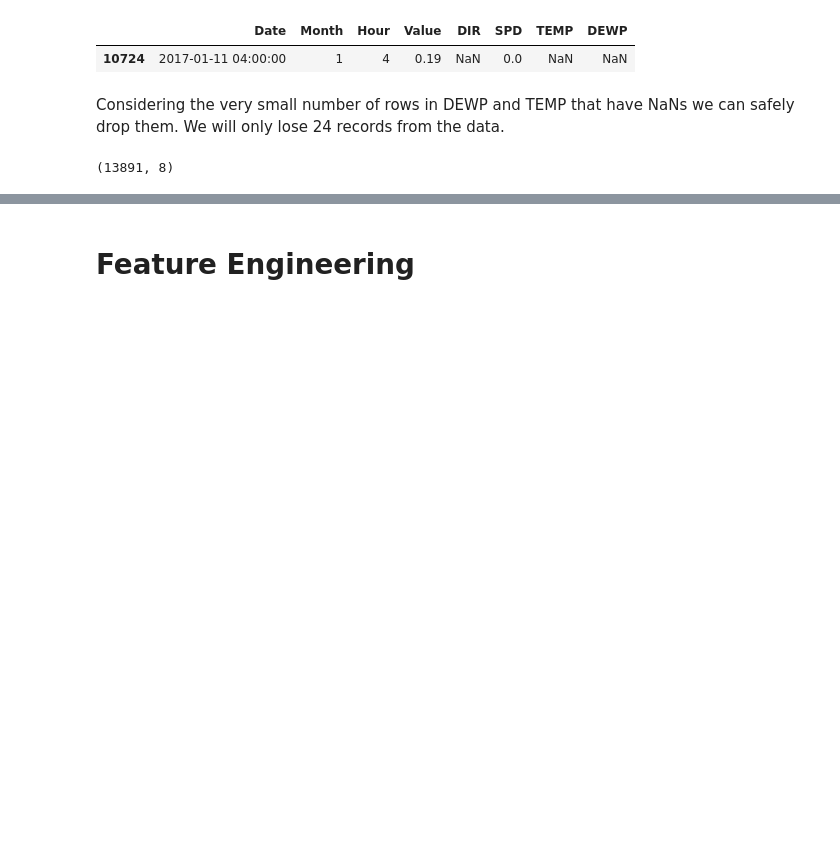
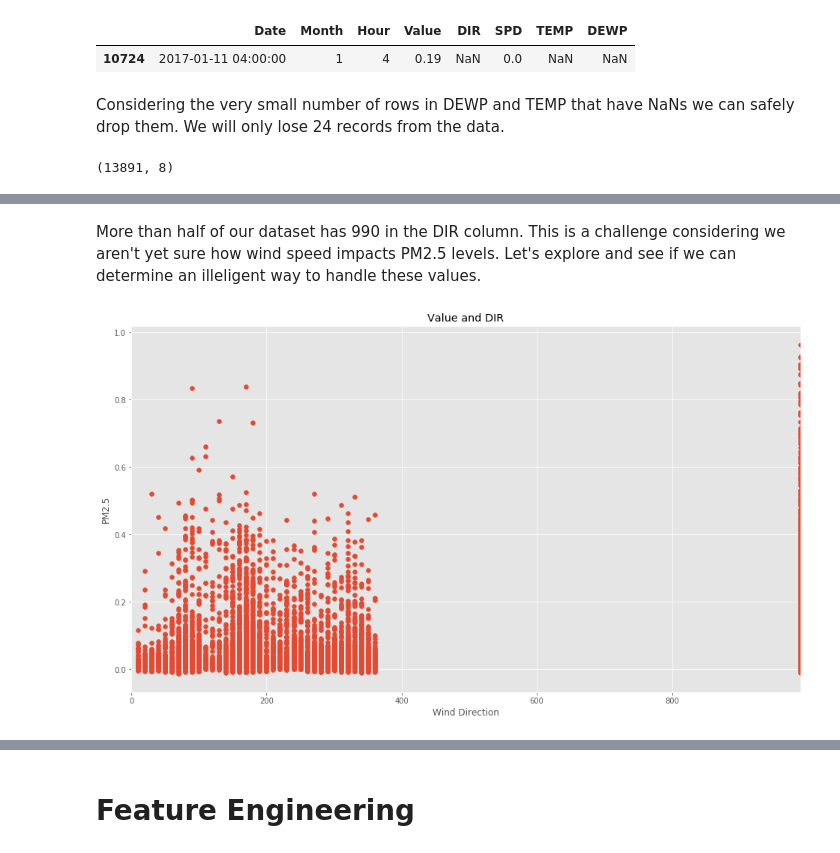
Before and after one commit to iq3k/Ulaanbaatar-PM2.5-Prediction, a Jupyter notebook: 2018-02-19-rr-data-clean.ipynb, the cells around one changed output, grey strips where cells are left out. Cells and saved outputs as stored; diff of their text form; code cells hidden in the pictures; blank space fills up the shorter version.

```diff
--- a/2018-02-17-rr-data-cleaning.ipynb
+++ b/2018-02-19-rr-data-clean.ipynb
@@ -752,0 +769,2 @@ df.describe()
+# %%
+df = df.fillna(method='ffill')
@@ -752,0 +787,2 @@ df.describe()
+# %%
+df = df.dropna(axis=0,subset=['DIR'])
@@ -752,0 +791,2 @@ df.describe()
+# %%
+df = df.reset_index(drop=True)
@@ -752,0 +818,13 @@ df.describe()
+# %% [markdown]
+More than half of our dataset has 990 in the DIR column. This is a challenge considering we aren't yet sure how wind speed impacts PM2.5 levels. Let's explore and see if we can determine an illeligent way to handle these values.
+# %%
+x = df.DIR
+y = df.Value
+plt.scatter(x,y)
+plt.xlabel('Wind Direction')
+plt.ylabel('PM2.5')
+plt.title('Value and DIR')
+plt.xlim(0, 990)
+plt.show()
+# %% [output]
+[figure, added]
```
Also changed, not shown: parts of 57 cells of this notebook, 2 other files.
